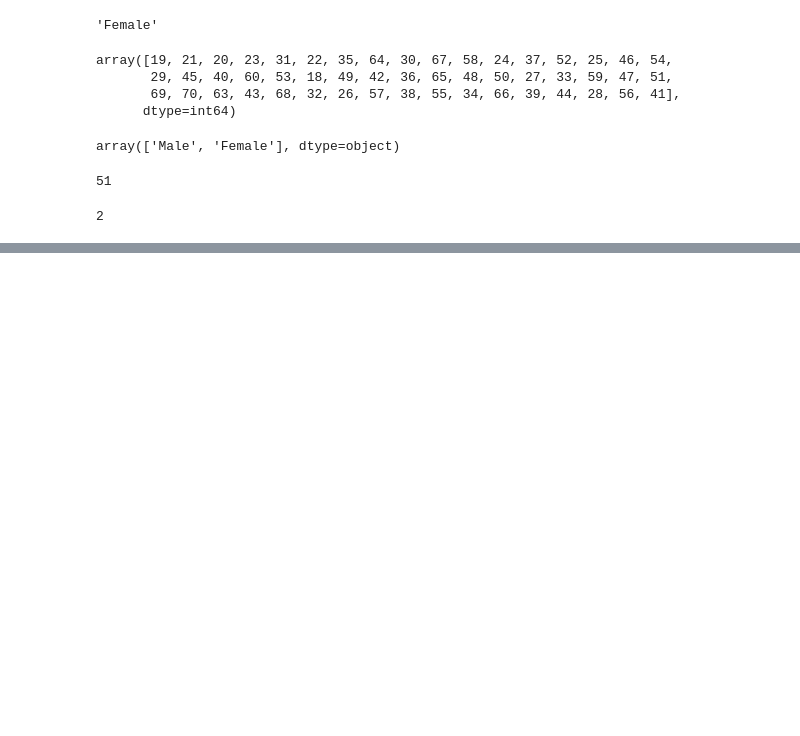
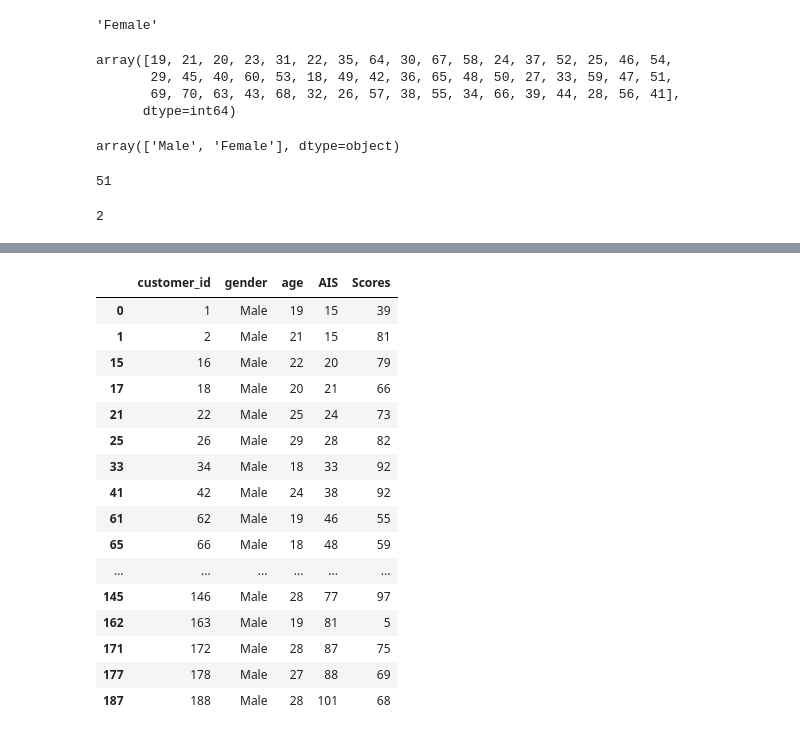
Before and after one commit to Dhrumil0103/Prectice_Jupyter, a Jupyter notebook: Adv_Pandas_11_May.ipynb, the cells around one changed output, grey strips where cells are left out. Saved outputs shown, nothing was run; the diff lists cells and outputs as text; code cells hidden in the pictures; blank space fills up the shorter version.

```diff
--- a/Adv_Pandas_11_May.ipynb
+++ b/Adv_Pandas_11_May.ipynb
@@ -309,0 +440,20 @@ gh['gender'].nunique()
+# %%
+gh.query("(gender=='Male') and (age<30)")
+# %% [output]
+|  | customer_id | gender | age | AIS | Scores |
+| 0 | 1 | Male | 19 | 15 | 39 |
+| 1 | 2 | Male | 21 | 15 | 81 |
+| 15 | 16 | Male | 22 | 20 | 79 |
+| 17 | 18 | Male | 20 | 21 | 66 |
+| 21 | 22 | Male | 25 | 24 | 73 |
+| 25 | 26 | Male | 29 | 28 | 82 |
+| 33 | 34 | Male | 18 | 33 | 92 |
+| 41 | 42 | Male | 24 | 38 | 92 |
+| 61 | 62 | Male | 19 | 46 | 55 |
+| 65 | 66 | Male | 18 | 48 | 59 |
+| ... | ... | ... | ... | ... | ... |
+| 145 | 146 | Male | 28 | 77 | 97 |
+| 162 | 163 | Male | 19 | 81 | 5 |
+| 171 | 172 | Male | 28 | 87 | 75 |
+| 177 | 178 | Male | 27 | 88 | 69 |
+| 187 | 188 | Male | 28 | 101 | 68 |
```
Also changed, not shown: parts of 30 cells of this notebook.
